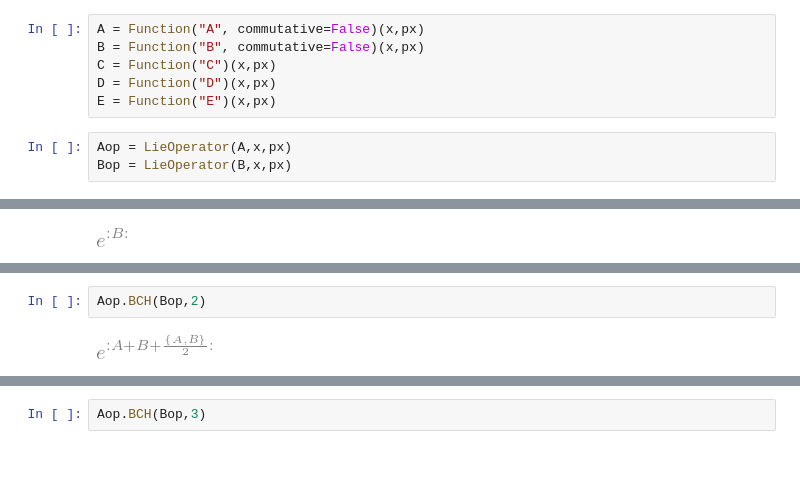
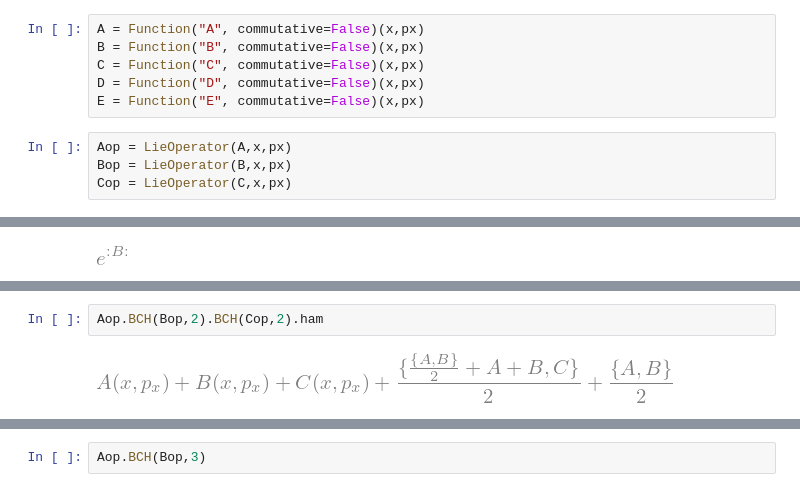
Before and after one commit to tomerten/acchamiltoniansandmatrices, a Jupyter notebook: acchamiltoniansandmatrices/Examples/Notebooks/SymbolicCalculations.ipynb, the cells around one changed output, grey strips where cells are left out. Drawn from its saved outputs; the diff is of its cells as text; blank space fills up the shorter version.

```diff
--- a/acchamiltoniansandmatrices/Examples/Notebooks/SymbolicCalculations.ipynb
+++ b/acchamiltoniansandmatrices/Examples/Notebooks/SymbolicCalculations.ipynb
@@ -85,9 +85,10 @@ $$H_0 = A +B + C + D + E$$
 # %%
 A = Function("A", commutative=False)(x,px)
 B = Function("B", commutative=False)(x,px)
-C = Function("C")(x,px)
-D = Function("D")(x,px)
-E = Function("E")(x,px)
+C = Function("C", commutative=False)(x,px)
+D = Function("D", commutative=False)(x,px)
+E = Function("E", commutative=False)(x,px)
 # %%
 Aop = LieOperator(A,x,px)
 Bop = LieOperator(B,x,px)
+Cop = LieOperator(C,x,px)
@@ -126,7 +119,7 @@ AttributeError: 'Add' object has no attribute 'expr'
 # %%
-Aop.BCH(Bop,2)
+Aop.BCH(Bop,2).BCH(Cop,2).ham
 # %% [output]
-[figure, old version]
+[figure, new version]
 # %%
 Aop.BCH(Bop,2).ham
 # %% [output]
```
Also changed, not shown: parts of 9 cells of this notebook, 4 other files.
